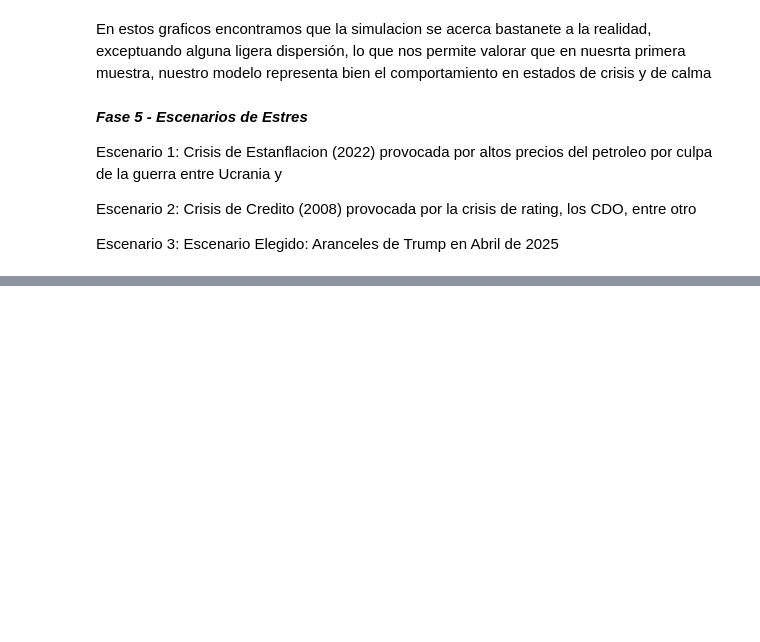
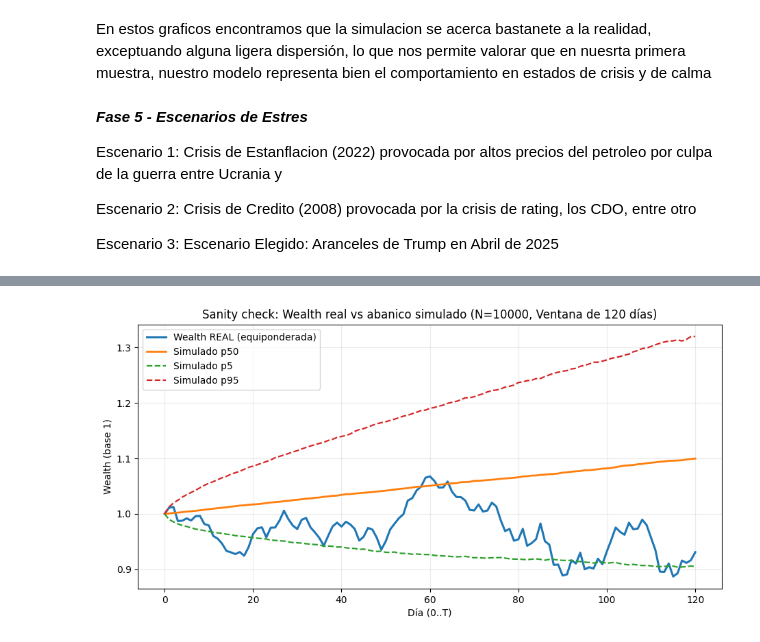
Before and after one commit to alonsodt/Practica-Riesgos-MIAX, a Jupyter notebook: Riesgos (1).ipynb, the cells around one changed output, grey strips where cells are left out. Drawn from its saved outputs; the diff is of its cells as text; code cells hidden in the pictures; blank space fills up the shorter version.

```diff
--- a/Riesgos (1).ipynb
+++ b/Riesgos (1).ipynb
@@ -2257,0 +1596,45 @@ ValueError: No consigo un subconjunto válido. k=2 | N_fit=60 | N_val=126 | n_da
+# %%
+simulation_window = 6 * 20 # 8 meses * 20 dias bursatiles al mes
+
+first_case_start_date = get_date_from_str('2022-01-03')
+first_case_end_date = get_end_date(first_case_start_date, simulation_window)
+second_case_start_date = get_date_from_str('2008-01-02')
+second_case_end_date = get_end_date(second_case_start_date, simulation_window)
+custom_case_start_date = get_date_from_str('2025-02-03')
+custom_case_end_date = get_end_date(custom_case_start_date, simulation_window)
+
+fc_daily_percentage_returns = daily_percentage_return.loc[first_case_start_date:first_case_end_date]
+sc_daily_percentage_returns = daily_percentage_return.loc[second_case_start_date:second_case_end_date]
+cc_daily_percentage_returns = daily_percentage_return.loc[custom_case_start_date:custom_case_end_date]
+# %%
+fc_wealth = np.empty(simulation_window + 1)
+fc_wealth[0] = 1.0
+fc_wealth[1:] = np.cumprod(1.0 + fc_daily_percentage_returns.values)
+
+# Estado inicial para la simulación: estado al inicio de la ventana real (más “justo” para comparar)
+fc_windowed_crisis_prediction = wallet_crisis_prediction[first_case_start_date : first_case_end_date]
+fc_start_state = int(fc_windowed_crisis_prediction.iloc[0])
+
+# Ordenamos para poder trabajar en la simulacion con los percentiles
+fc_calm_lookup = get_lookups(wallet_calm_returns, first_case_start_date, first_case_end_date)
+fc_crisis_lookup = get_lookups(wallet_crisis_returns, first_case_start_date, first_case_end_date)
+
+fc_simulated_returns_percentages = np.empty((N_PATHS, simulation_window), dtype=np.float64)
+fc_simulated_wealth = np.empty((N_PATHS, simulation_window + 1), dtype=np.float64)
+# El wealth inicial es 1
+fc_simulated_wealth[:, 0] = 1.0
+
+# Todos los resultados de la simulacion
+fc_all_simulation_states = np.empty((N_PATHS, simulation_window), dtype=np.int8)
+# Simulacion "actual" en el bucle
+fc_t_simulation_states = np.full(N_PATHS, start_state, dtype=np.int8)
+# %%
+fc_simulated_wealth = simulate_wealth(tickers_to_keep, simulation_window, fc_simulated_returns_percentages, fc_simulated_wealth, fc_all_simulation_states, fc_t_simulation_states)
+# %%
+fc_p5  = np.percentile(fc_simulated_wealth, 5, axis=0)
+fc_p50 = np.percentile(fc_simulated_wealth, 50, axis=0)
+fc_p95 = np.percentile(fc_simulated_wealth, 95, axis=0)
+
+plot_wealth_simulation(simulation_window, fc_wealth, fc_p5, fc_p50, fc_p95)
+# %% [output]
+[figure, added]
```
Also changed, not shown: parts of 40 cells of this notebook.
